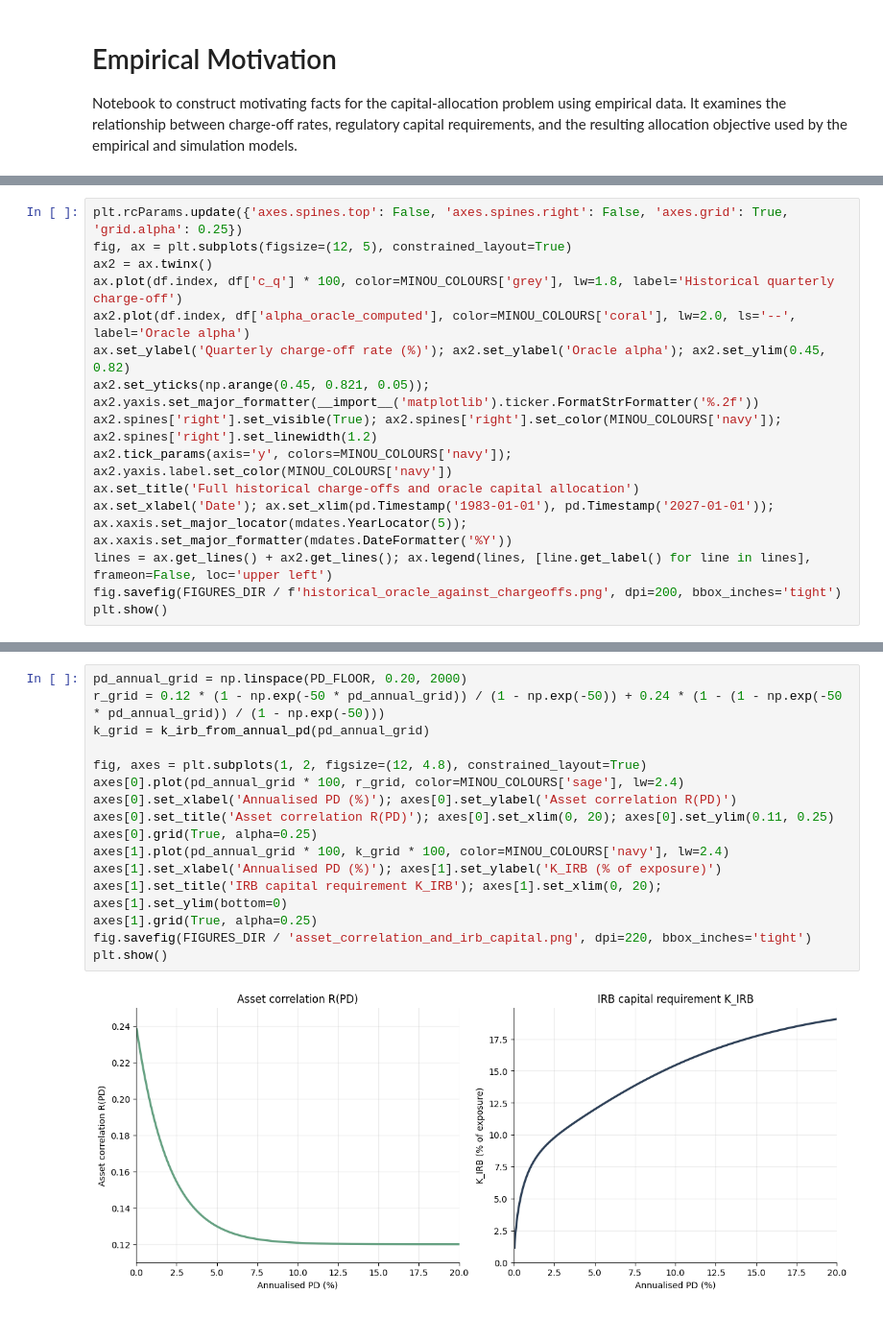
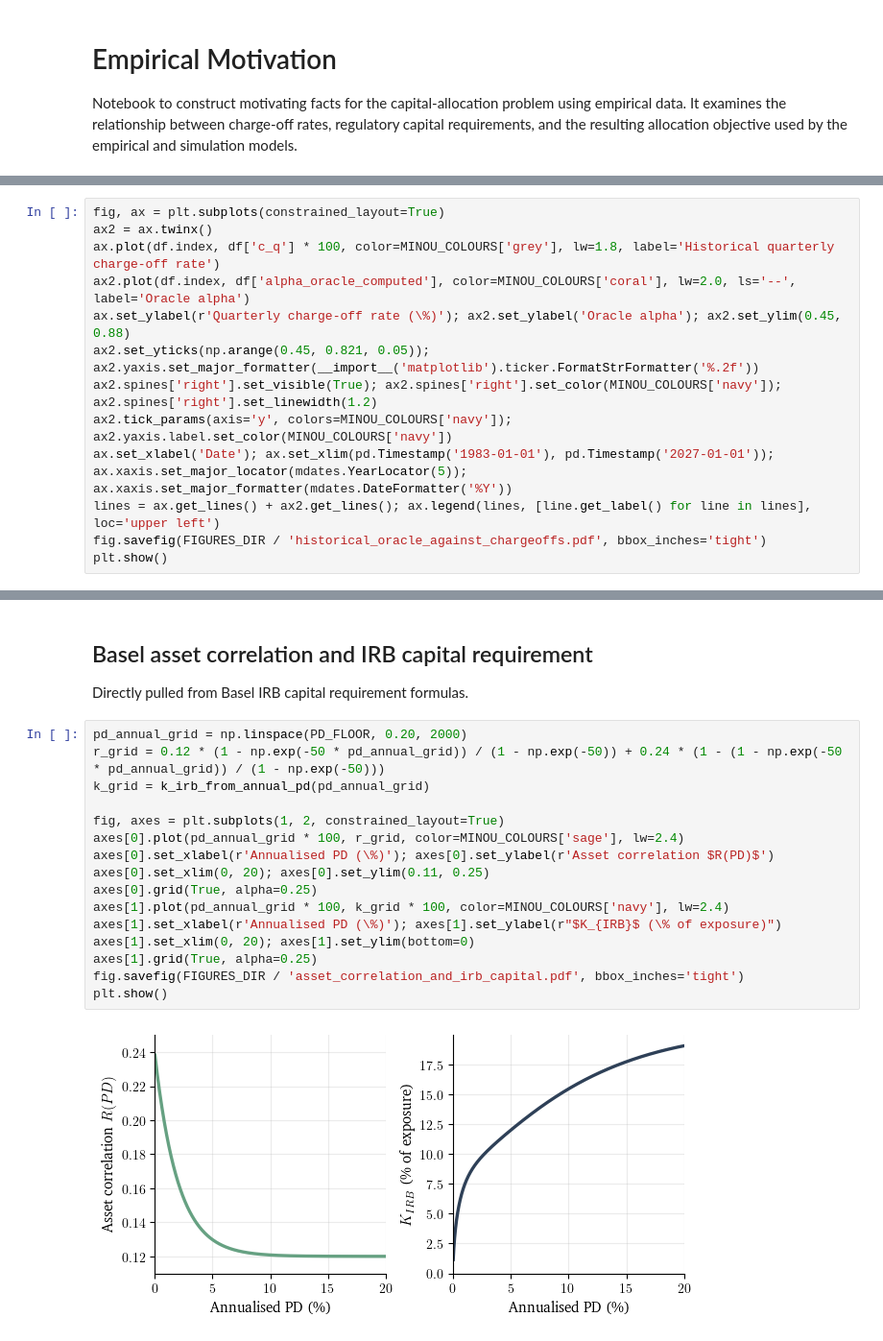
Before and after one commit to okeeffe-hannah/Decision_Focused_Learning_for_Capital_Allocation, a Jupyter notebook: dfl_for_capital_allocation/decision_problem/motivating_facts_decision_problem.ipynb, the cells around one changed output, grey strips where cells are left out. Shown at 96% size. Cells and saved outputs as stored; diff of their text form.

```diff
--- a/dfl_for_capital_allocation/decision_problem/motivating_facts_decision_problem.ipynb
+++ b/dfl_for_capital_allocation/decision_problem/motivating_facts_decision_problem.ipynb
@@ -64,16 +94,14 @@ to 0.5–0.8 so the allocation swings are visible.
 # %%
-plt.rcParams.update({'axes.spines.top': False, 'axes.spines.right': False, 'axes.grid': True, 'grid.alpha': 0.25})
-fig, ax = plt.subplots(figsize=(12, 5), constrained_layout=True)
+fig, ax = plt.subplots(constrained_layout=True)
 ax2 = ax.twinx()
-ax.plot(df.index, df['c_q'] * 100, color=MINOU_COLOURS['grey'], lw=1.8, label='Historical quarterly charge-off')
+ax.plot(df.index, df['c_q'] * 100, color=MINOU_COLOURS['grey'], lw=1.8, label='Historical quarterly charge-off rate')
 ax2.plot(df.index, df['alpha_oracle_computed'], color=MINOU_COLOURS['coral'], lw=2.0, ls='--', label='Oracle alpha')
-ax.set_ylabel('Quarterly charge-off rate (%)'); ax2.set_ylabel('Oracle alpha'); ax2.set_ylim(0.45, 0.82)
+ax.set_ylabel(r'Quarterly charge-off rate (\%)'); ax2.set_ylabel('Oracle alpha'); ax2.set_ylim(0.45, 0.88)
 ax2.set_yticks(np.arange(0.45, 0.821, 0.05)); ax2.yaxis.set_major_formatter(__import__('matplotlib').ticker.FormatStrFormatter('%.2f'))
 ax2.spines['right'].set_visible(True); ax2.spines['right'].set_color(MINOU_COLOURS['navy']); ax2.spines['right'].set_linewidth(1.2)
 ax2.tick_params(axis='y', colors=MINOU_COLOURS['navy']); ax2.yaxis.label.set_color(MINOU_COLOURS['navy'])
-ax.set_title('Full historical charge-offs and oracle capital allocation')
 ax.set_xlabel('Date'); ax.set_xlim(pd.Timestamp('1983-01-01'), pd.Timestamp('2027-01-01')); ax.xaxis.set_major_locator(mdates.YearLocator(5)); ax.xaxis.set_major_formatter(mdates.DateFormatter('%Y'))
-lines = ax.get_lines() + ax2.get_lines(); ax.legend(lines, [line.get_label() for line in lines], frameon=False, loc='upper left')
-fig.savefig(FIGURES_DIR / f'historical_oracle_against_chargeoffs.png', dpi=200, bbox_inches='tight')
+lines = ax.get_lines() + ax2.get_lines(); ax.legend(lines, [line.get_label() for line in lines], loc='upper left')
+fig.savefig(FIGURES_DIR / 'historical_oracle_against_chargeoffs.pdf', bbox_inches='tight')
 plt.show()
 # %% [output]
@@ -87,18 +109,22 @@ same annualised-PD x-axis and use separate y-axes because they have different sc
+# %% [markdown]
+## Basel asset correlation and IRB capital requirement
+
+Directly pulled from Basel IRB capital requirement formulas.
 # %%
 pd_annual_grid = np.linspace(PD_FLOOR, 0.20, 2000)
 r_grid = 0.12 * (1 - np.exp(-50 * pd_annual_grid)) / (1 - np.exp(-50)) + 0.24 * (1 - (1 - np.exp(-50 * pd_annual_grid)) / (1 - np.exp(-50)))
 k_grid = k_irb_from_annual_pd(pd_annual_grid)
 
-fig, axes = plt.subplots(1, 2, figsize=(12, 4.8), constrained_layout=True)
+fig, axes = plt.subplots(1, 2, constrained_layout=True)
 axes[0].plot(pd_annual_grid * 100, r_grid, color=MINOU_COLOURS['sage'], lw=2.4)
-axes[0].set_xlabel('Annualised PD (%)'); axes[0].set_ylabel('Asset correlation R(PD)')
-axes[0].set_title('Asset correlation R(PD)'); axes[0].set_xlim(0, 20); axes[0].set_ylim(0.11, 0.25)
+axes[0].set_xlabel(r'Annualised PD (\%)'); axes[0].set_ylabel(r'Asset correlation $R(PD)$')
+axes[0].set_xlim(0, 20); axes[0].set_ylim(0.11, 0.25)
 axes[0].grid(True, alpha=0.25)
 axes[1].plot(pd_annual_grid * 100, k_grid * 100, color=MINOU_COLOURS['navy'], lw=2.4)
-axes[1].set_xlabel('Annualised PD (%)'); axes[1].set_ylabel('K_IRB (% of exposure)')
-axes[1].set_title('IRB capital requirement K_IRB'); axes[1].set_xlim(0, 20); axes[1].set_ylim(bottom=0)
+axes[1].set_xlabel(r'Annualised PD (\%)'); axes[1].set_ylabel(r"$K_{IRB}$ (\% of exposure)")
+axes[1].set_xlim(0, 20); axes[1].set_ylim(bottom=0)
 axes[1].grid(True, alpha=0.25)
-fig.savefig(FIGURES_DIR / 'asset_correlation_and_irb_capital.png', dpi=220, bbox_inches='tight')
+fig.savefig(FIGURES_DIR / 'asset_correlation_and_irb_capital.pdf', bbox_inches='tight')
 plt.show()
 # %% [output]
-[figure, old version]
+[figure, new version]
```
Also changed, not shown: parts of 12 cells of this notebook, 10 other files.
